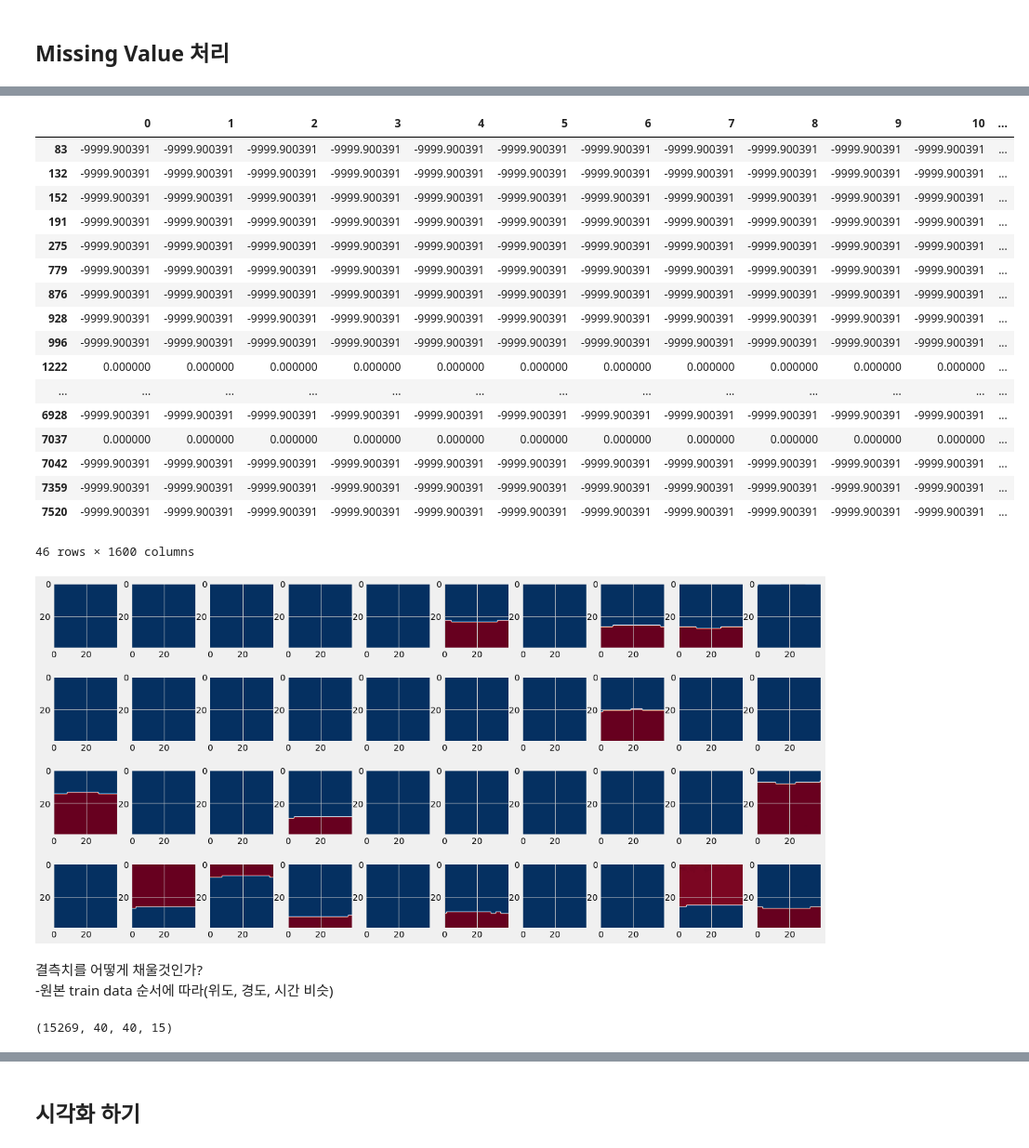
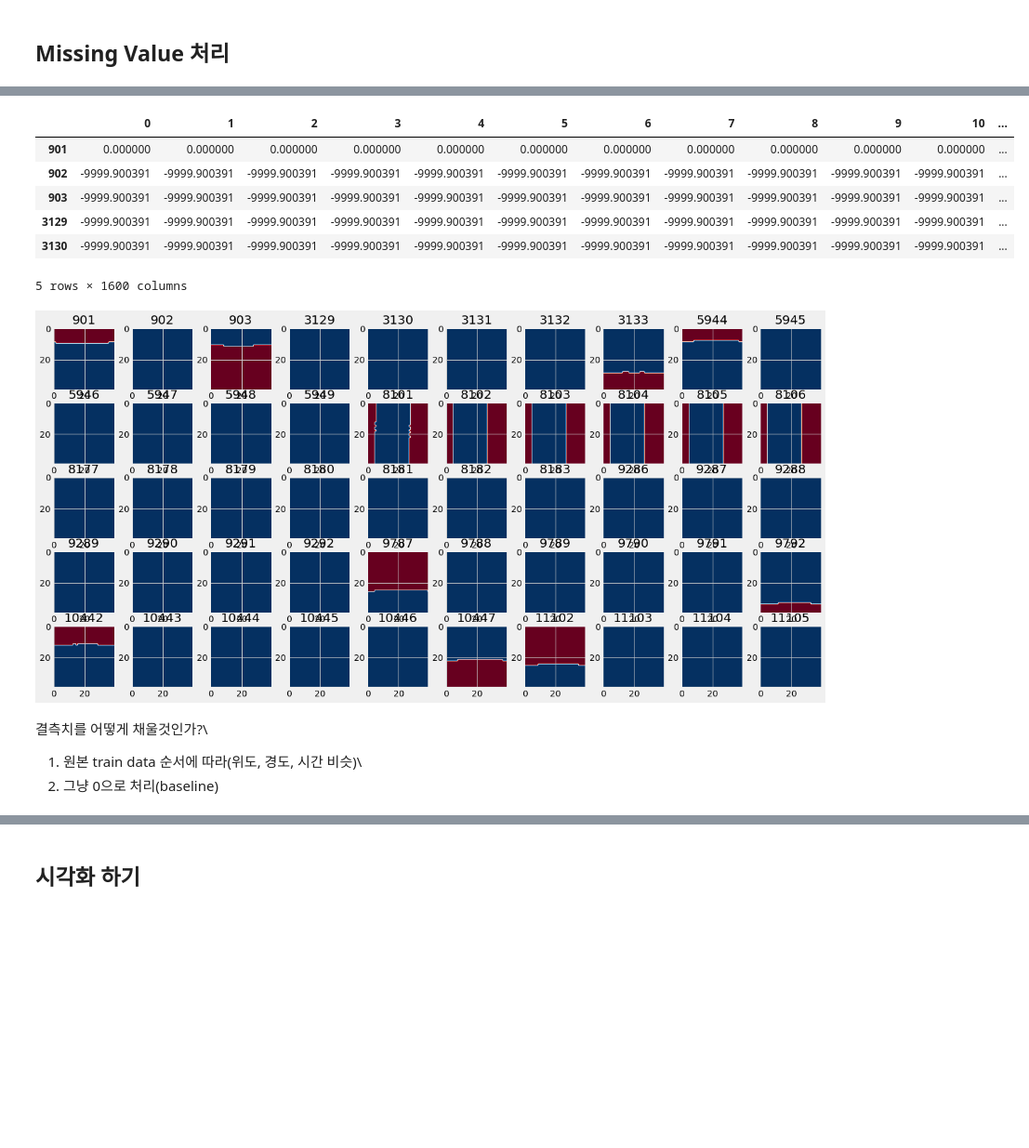
Before and after one commit to deagwon97/dacon-satellite-precipitation, a Jupyter notebook: Dacon_satellite_baseline_bg.ipynb, the cells around one changed output, grey strips where cells are left out. Shown at 93% size. Drawn from its saved outputs; the diff is of its cells as text; code cells hidden in the pictures; blank space fills up the shorter version.

```diff
--- a/Dacon_satellite_baseline_bg.ipynb
+++ b/Dacon_satellite_baseline_bg.ipynb
@@ -152,5 +100,5 @@ train0[:,:,:,-1].shape
 # %% [markdown]
 ## Missing Value 처리
 # %%
-target0 = train0[:,:,:,-1]
-df = pd.DataFrame(target0.reshape(7634,1600)) # train0의 target 데이터프레임
+target0 = train_p0[:,:,:,-1]
+df = pd.DataFrame(target0.reshape(15269,1600)) # train0의 target 데이터프레임
@@ -200,25 +146,14 @@ df_null.head()
 5 rows × 1601 columns
 # %%
-df[df.sum(axis=1) < 0] # 행 단위로 sum이 음수면 결측값이 포함된 것과 같다 (위의 null_index랑 동일함)
+df[df.sum(axis=1) < 0].head() # 행 단위로 sum이 음수면 결측값이 포함된 것과 같다 (위의 null_index랑 동일함)
 # %% [output]
 |  | 0 | 1 | 2 | 3 | 4 | 5 | 6 | 7 | 8 | 9 | 10 | ... |
-| 83 | -9999.900391 | -9999.900391 | -9999.900391 | -9999.900391 | -9999.900391 | -9999.900391 | -9999.900391 | -9999.900391 | -9999.900391 | -9999.900391 | -9999.900391 | ... |
-| 132 | -9999.900391 | -9999.900391 | -9999.900391 | -9999.900391 | -9999.900391 | -9999.900391 | -9999.900391 | -9999.900391 | -9999.900391 | -9999.900391 | -9999.900391 | ... |
-| 152 | -9999.900391 | -9999.900391 | -9999.900391 | -9999.900391 | -9999.900391 | -9999.900391 | -9999.900391 | -9999.900391 | -9999.900391 | -9999.900391 | -9999.900391 | ... |
-| 191 | -9999.900391 | -9999.900391 | -9999.900391 | -9999.900391 | -9999.900391 | -9999.900391 | -9999.900391 | -9999.900391 | -9999.900391 | -9999.900391 | -9999.900391 | ... |
-| 275 | -9999.900391 | -9999.900391 | -9999.900391 | -9999.900391 | -9999.900391 | -9999.900391 | -9999.900391 | -9999.900391 | -9999.900391 | -9999.900391 | -9999.900391 | ... |
-| 779 | -9999.900391 | -9999.900391 | -9999.900391 | -9999.900391 | -9999.900391 | -9999.900391 | -9999.900391 | -9999.900391 | -9999.900391 | -9999.900391 | -9999.900391 | ... |
-| 876 | -9999.900391 | -9999.900391 | -9999.900391 | -9999.900391 | -9999.900391 | -9999.900391 | -9999.900391 | -9999.900391 | -9999.900391 | -9999.900391 | -9999.900391 | ... |
-| 928 | -9999.900391 | -9999.900391 | -9999.900391 | -9999.900391 | -9999.900391 | -9999.900391 | -9999.900391 | -9999.900391 | -9999.900391 | -9999.900391 | -9999.900391 | ... |
-| 996 | -9999.900391 | -9999.900391 | -9999.900391 | -9999.900391 | -9999.900391 | -9999.900391 | -9999.900391 | -9999.900391 | -9999.900391 | -9999.900391 | -9999.900391 | ... |
-| 1222 | 0.000000 | 0.000000 | 0.000000 | 0.000000 | 0.000000 | 0.000000 | 0.000000 | 0.000000 | 0.000000 | 0.000000 | 0.000000 | ... |
-| ... | ... | ... | ... | ... | ... | ... | ... | ... | ... | ... | ... | ... |
-| 6928 | -9999.900391 | -9999.900391 | -9999.900391 | -9999.900391 | -9999.900391 | -9999.900391 | -9999.900391 | -9999.900391 | -9999.900391 | -9999.900391 | -9999.900391 | ... |
-| 7037 | 0.000000 | 0.000000 | 0.000000 | 0.000000 | 0.000000 | 0.000000 | 0.000000 | 0.000000 | 0.000000 | 0.000000 | 0.000000 | ... |
-| 7042 | -9999.900391 | -9999.900391 | -9999.900391 | -9999.900391 | -9999.900391 | -9999.900391 | -9999.900391 | -9999.900391 | -9999.900391 | -9999.900391 | -9999.900391 | ... |
-| 7359 | -9999.900391 | -9999.900391 | -9999.900391 | -9999.900391 | -9999.900391 | -9999.900391 | -9999.900391 | -9999.900391 | -9999.900391 | -9999.900391 | -9999.900391 | ... |
-| 7520 | -9999.900391 | -9999.900391 | -9999.900391 | -9999.900391 | -9999.900391 | -9999.900391 | -9999.900391 | -9999.900391 | -9999.900391 | -9999.900391 | -9999.900391 | ... |
+| 901 | 0.000000 | 0.000000 | 0.000000 | 0.000000 | 0.000000 | 0.000000 | 0.000000 | 0.000000 | 0.000000 | 0.000000 | 0.000000 | ... |
+| 902 | -9999.900391 | -9999.900391 | -9999.900391 | -9999.900391 | -9999.900391 | -9999.900391 | -9999.900391 | -9999.900391 | -9999.900391 | -9999.900391 | -9999.900391 | ... |
+| 903 | -9999.900391 | -9999.900391 | -9999.900391 | -9999.900391 | -9999.900391 | -9999.900391 | -9999.900391 | -9999.900391 | -9999.900391 | -9999.900391 | -9999.900391 | ... |
+| 3129 | -9999.900391 | -9999.900391 | -9999.900391 | -9999.900391 | -9999.900391 | -9999.900391 | -9999.900391 | -9999.900391 | -9999.900391 | -9999.900391 | -9999.900391 | ... |
+| 3130 | -9999.900391 | -9999.900391 | -9999.900391 | -9999.900391 | -9999.900391 | -9999.900391 | -9999.900391 | -9999.900391 | -9999.900391 | -9999.900391 | -9999.900391 | ... |
-46 rows × 1600 columns
+5 rows × 1600 columns
 # %%
 # 결측값 포함 target의 시각화
 # 파란색: 결측값, 빨간색: 0 이상의 값
@@ -228,17 +163,15 @@ color_map = color_map.reversed()
 plt.style.use('fivethirtyeight')
 plt.figure(figsize=(20, 10))
 
-for i in range(40):
-    plt.subplot(4,10,i+1)
+for i in range(50):
+    plt.subplot(5,10,i+1)
     plt.imshow(np.array(df_null.iloc[i, :], )[1:].reshape(40,40), cmap=color_map)
+    plt.title(null_index[i])
 
 plt.show()
 # %% [output]
-[figure, old version]
+[figure, new version]
 # %% [markdown]
 결측치를 어떻게 채울것인가?\
--원본 train data 순서에 따라(위도, 경도, 시간 비슷)
+1) 원본 train data 순서에 따라(위도, 경도, 시간 비슷)\
+2) 그냥 0으로 처리(baseline)
-# %%
-train_p0.shape
-# %% [output]
-(15269, 40, 40, 15)
```
Also changed, not shown: parts of 32 cells of this notebook.
